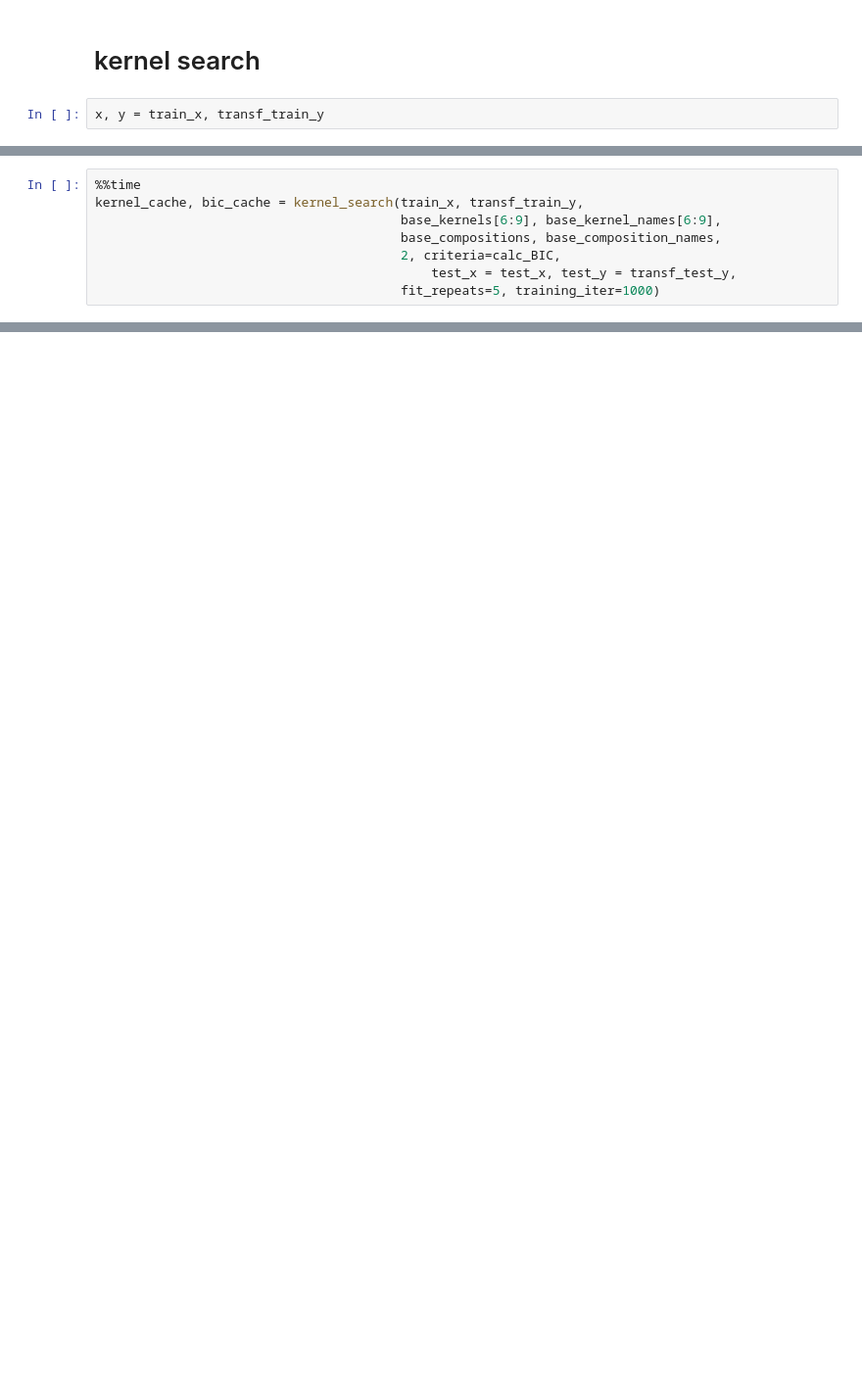
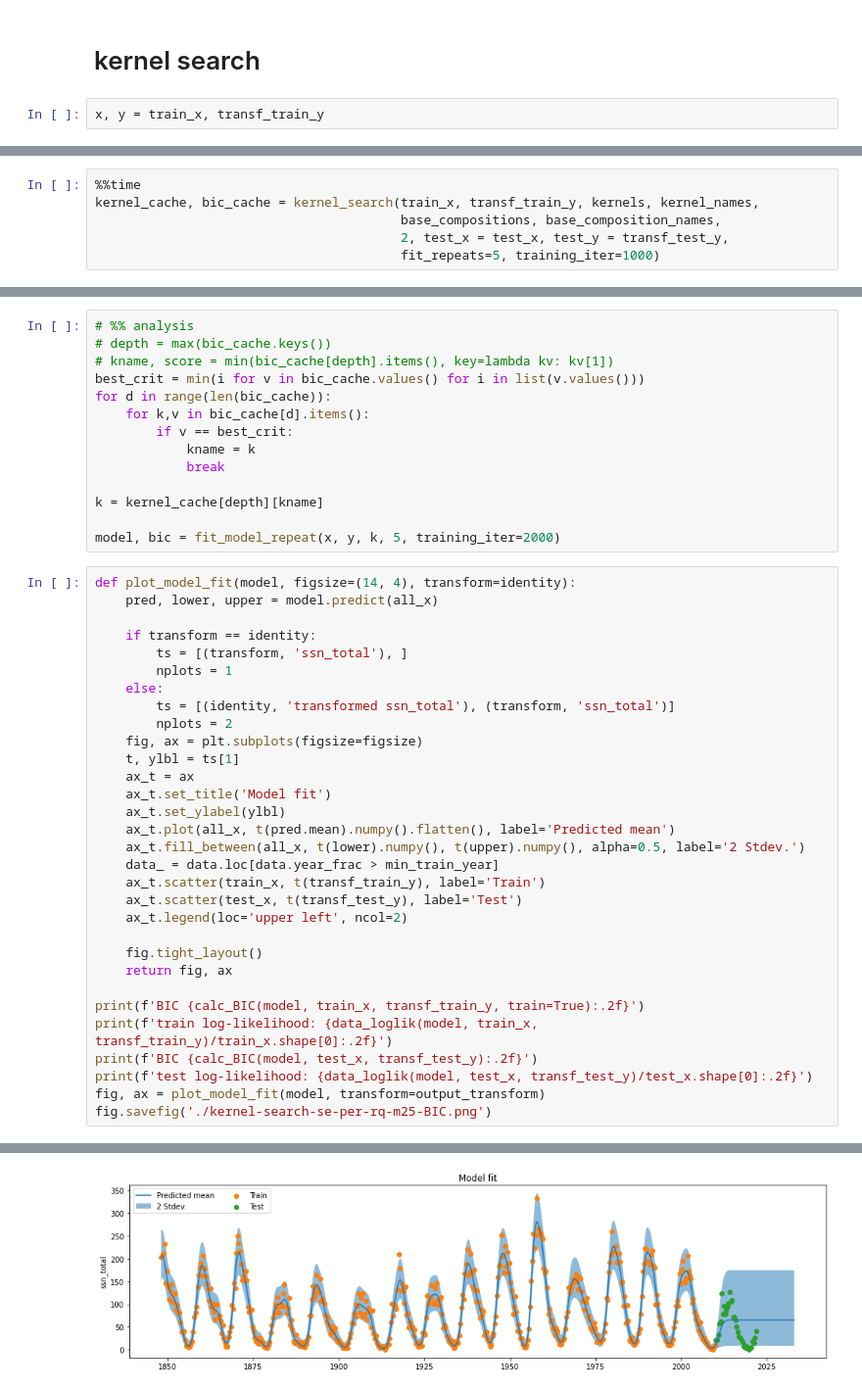
Before and after one commit to hbl4310/sunspots, a Jupyter notebook: analysis/kernel_search.ipynb, the cells around one changed output, grey strips where cells are left out. Shown at 98% size. Drawn from its saved outputs; the diff is of its cells as text; blank space fills up the shorter version.

```diff
--- a/analysis/kernel_search.ipynb
+++ b/analysis/kernel_search.ipynb
@@ -294,10 +331,8 @@ x, y = train_x, transf_train_y
 # %%
 %%time
-kernel_cache, bic_cache = kernel_search(train_x, transf_train_y,
-                                        base_kernels[6:9], base_kernel_names[6:9],
+kernel_cache, bic_cache = kernel_search(train_x, transf_train_y, kernels, kernel_names,
                                         base_compositions, base_composition_names,
-                                        2, criteria=calc_BIC,
-                                            test_x = test_x, test_y = transf_test_y,
+                                        2, test_x = test_x, test_y = transf_test_y,
                                         fit_repeats=5, training_iter=1000)
 # %% [output]
 [INFO] beginning base kernel search
@@ -327,0 +366,46 @@ bic_cache
+# %%
+# %% analysis
+# depth = max(bic_cache.keys())
+# kname, score = min(bic_cache[depth].items(), key=lambda kv: kv[1])
+best_crit = min(i for v in bic_cache.values() for i in list(v.values()))
+for d in range(len(bic_cache)):
+    for k,v in bic_cache[d].items():
+        if v == best_crit:
+            kname = k
+            break
+
+k = kernel_cache[depth][kname]
+
+model, bic = fit_model_repeat(x, y, k, 5, training_iter=2000)
+# %%
+def plot_model_fit(model, figsize=(14, 4), transform=identity):
+    pred, lower, upper = model.predict(all_x)
+
+    if transform == identity:
+        ts = [(transform, 'ssn_total'), ]
+        nplots = 1
+    else:
+        ts = [(identity, 'transformed ssn_total'), (transform, 'ssn_total')]
+        nplots = 2
+    fig, ax = plt.subplots(figsize=figsize)
+    t, ylbl = ts[1]
+    ax_t = ax
+    ax_t.set_title('Model fit')
+    ax_t.set_ylabel(ylbl)
+    ax_t.plot(all_x, t(pred.mean).numpy().flatten(), label='Predicted mean')
+    ax_t.fill_between(all_x, t(lower).numpy(), t(upper).numpy(), alpha=0.5, label='2 Stdev.')
+    data_ = data.loc[data.year_frac > min_train_year]
+    ax_t.scatter(train_x, t(transf_train_y), label='Train')
+    ax_t.scatter(test_x, t(transf_test_y), label='Test')
+    ax_t.legend(loc='upper left', ncol=2)
+
+    fig.tight_layout()
+    return fig, ax
+
+print(f'BIC {calc_BIC(model, train_x, transf_train_y, train=True):.2f}')
+print(f'train log-likelihood: {data_loglik(model, train_x, transf_train_y)/train_x.shape[0]:.2f}')
+print(f'BIC {calc_BIC(model, test_x, transf_test_y):.2f}')
+print(f'test log-likelihood: {data_loglik(model, test_x, transf_test_y)/test_x.shape[0]:.2f}')
+fig, ax = plot_model_fit(model, transform=output_transform)
+fig.savefig('./kernel-search-se-per-rq-m25-BIC.png')
+# %% [output]
@@ -327,0 +416 @@ bic_cache
+[figure, added]
```
Also changed, not shown: parts of 45 cells of this notebook.
